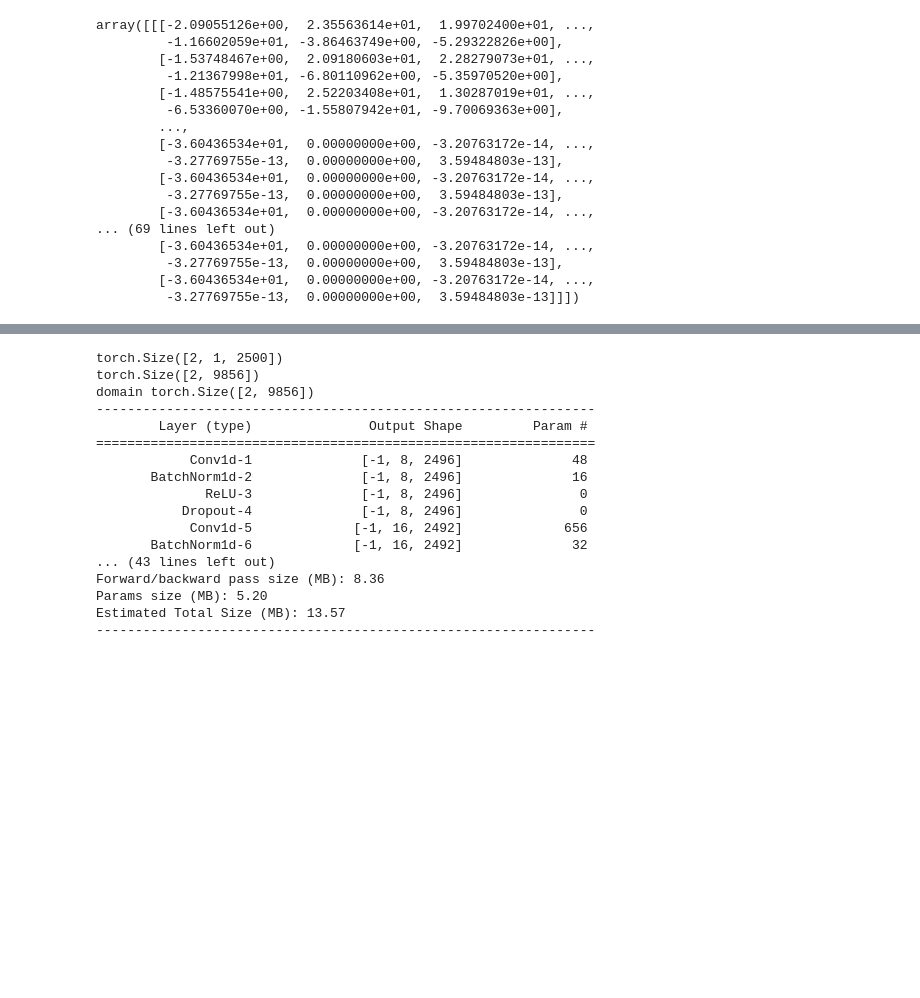
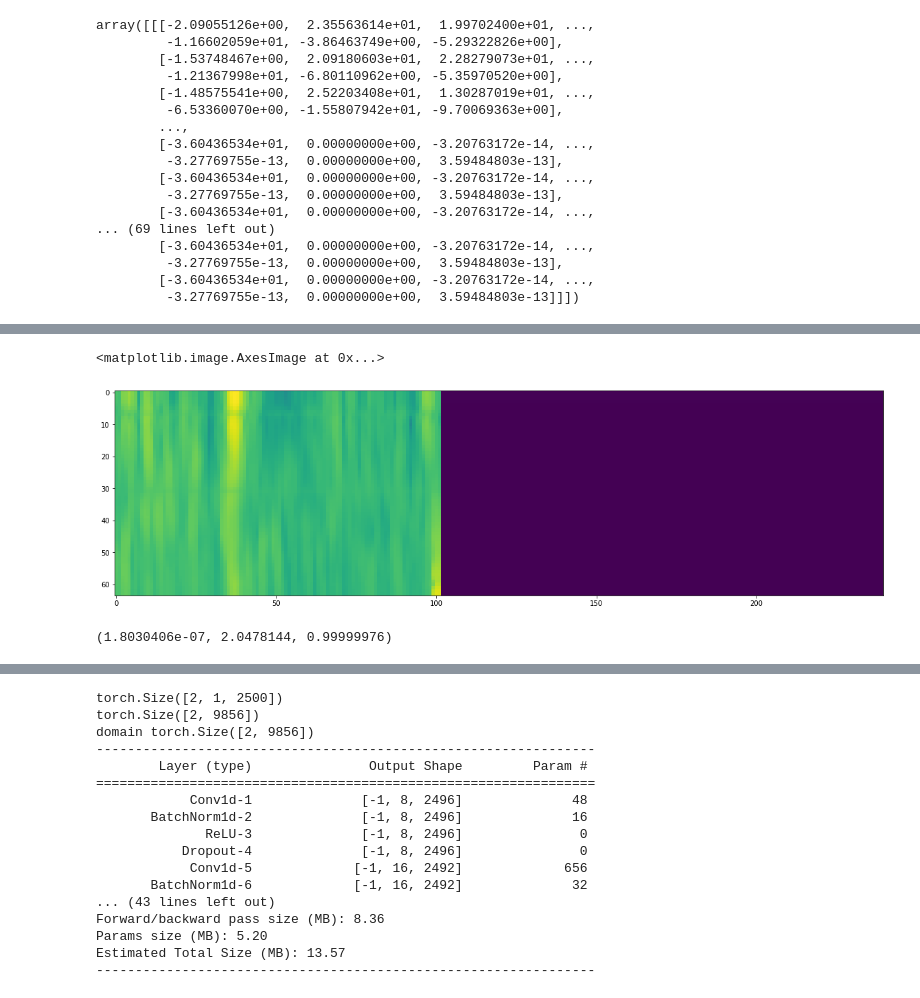
Before and after one commit to IstiaqAnsari/SpectNet, a Jupyter notebook: codes/almost trainer mfcc layer.ipynb, the cells around one changed output, grey strips where cells are left out. Saved outputs shown, nothing was run; the diff lists cells and outputs as text; code cells hidden in the pictures; blank space fills up the shorter version.

```diff
--- a/codes/almost trainer mfcc layer.ipynb
+++ b/codes/almost trainer mfcc layer.ipynb
@@ -37,7 +37,7 @@ class wow():
     def __init__(self):
         self.dann = False
         self.self = False
-        self.reduce = None
+        self.reduce = .5
         self.shuffle = 1
         self.mfcc = False
 args = wow()
@@ -772,0 +713,3 @@ np.mean(x_trainn),np.std(x_trainn),np.max(x_trainn), np.min(x_trainn)
+# %%
+mfcc_gen = MFCC_Gen(fs=1000,filters=64,momentum=)
+mfcc_gen.cuda()
@@ -772,0 +724,14 @@ np.mean(x_trainn),np.std(x_trainn),np.max(x_trainn), np.min(x_trainn)
+# %%
+# mfcc_gen.eval()
+out = mfcc_gen(torch.from_numpy(x_train[0]).unsqueeze(0).cuda())
+# %%
+plt.figure(figsize=(20,20))
+outnp1 = (out.squeeze(0).cpu().detach().numpy())
+plt.imshow(outnp1)
+# %% [output]
+<matplotlib.image.AxesImage at 0x...>
+[figure, added]
+# %%
+np.mean(outnp1),np.max(outnp1),np.std(outnp1)
+# %% [output]
+(1.8030406e-07, 2.0478144, 0.99999976)
```
Also changed, not shown: parts of 27 cells of this notebook, 3 other files.
